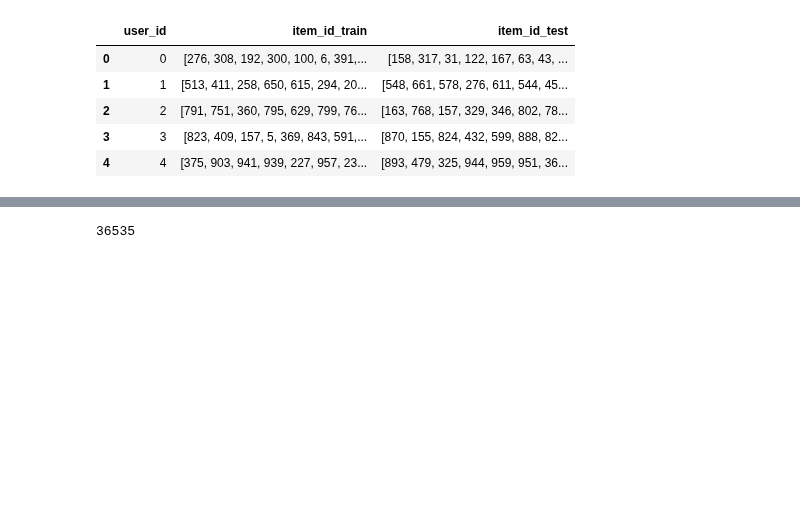
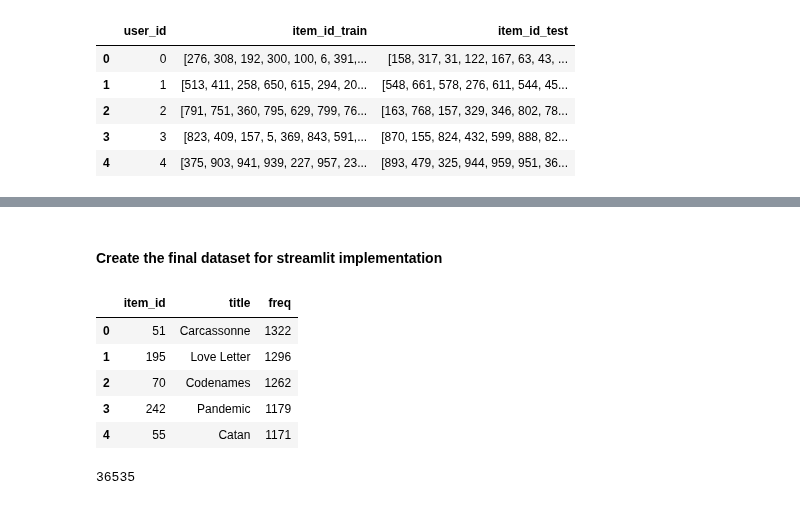
Before and after one commit to LourdesRodriguez/recommender_system, a Jupyter notebook: 3_Recommender_System.ipynb, the cells around one changed output, grey strips where cells are left out. Drawn from its saved outputs; the diff is of its cells as text; code cells hidden in the pictures; blank space fills up the shorter version.

```diff
--- a/3_Recommender_System.ipynb
+++ b/3_Recommender_System.ipynb
@@ -252,0 +259,5 @@ cb_recommendations('Azul')
+# %%
+dbgm=df_games.copy()
+# %%
+indgame=dbgm.index.tolist()
+indgame
@@ -252,0 +282,5 @@ cb_recommendations('Azul')
+# %%
+dict_rec={}
+for idx,valor in enumerate (indgame):
+    dict_rec[idx]=cb_recommendations(valor)
+print(dict_rec)
@@ -452,0 +478,13 @@ TopN: 20 , map:  0.07998291413267286
+# %% [markdown]
+#### Create the final dataset for streamlit implementation
+# %%
+pop_rec=pd.DataFrame(popularbg, columns=['item_id','title','freq']).head(10)
+# %%
+pop_rec.head()
+# %% [output]
+|  | item_id | title | freq |
+| 0 | 51 | Carcassonne | 1322 |
+| 1 | 195 | Love Letter | 1296 |
+| 2 | 70 | Codenames | 1262 |
+| 3 | 242 | Pandemic | 1179 |
+| 4 | 55 | Catan | 1171 |
```
Also changed, not shown: parts of 25 cells of this notebook.
